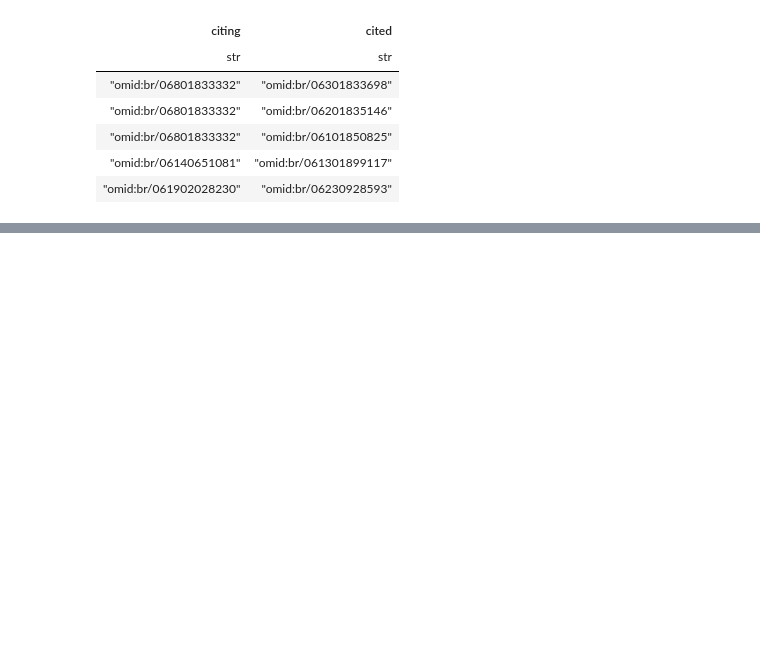
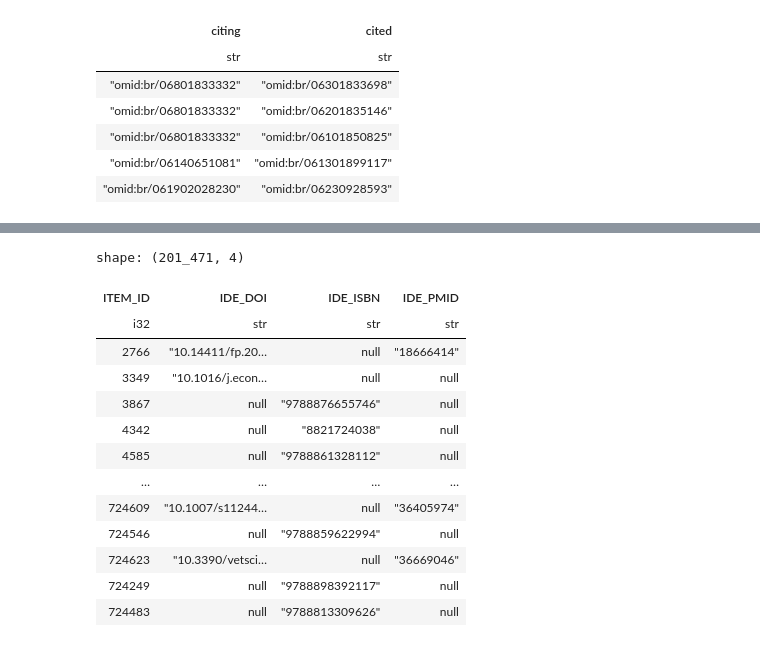
Before and after one commit to open-sci/2023-2024-atreides-code, a Jupyter notebook: final.ipynb, the cells around one changed output, grey strips where cells are left out. Cells and saved outputs as stored; diff of their text form; code cells hidden in the pictures; blank space fills up the shorter version.

```diff
--- a/final.ipynb
+++ b/final.ipynb
@@ -759,0 +1116,17 @@ shape: (5, 2)
+# %%
+iris_df
+# %% [output]
+shape: (201_471, 4)
+| ITEM_ID | IDE_DOI | IDE_ISBN | IDE_PMID |
+| i32 | str | str | str |
+| 2766 | "10.14411/fp.20… | null | "18666414" |
+| 3349 | "10.1016/j.econ… | null | null |
+| 3867 | null | "9788876655746" | null |
+| 4342 | null | "8821724038" | null |
+| 4585 | null | "9788861328112" | null |
+| … | … | … | … |
+| 724609 | "10.1007/s11244… | null | "36405974" |
+| 724546 | null | "9788859622994" | null |
+| 724623 | "10.3390/vetsci… | null | "36669046" |
+| 724249 | null | "9788898392117" | null |
+| 724483 | null | "9788813309626" | null |
```
Also changed, not shown: parts of 34 cells of this notebook, 3 other files.
